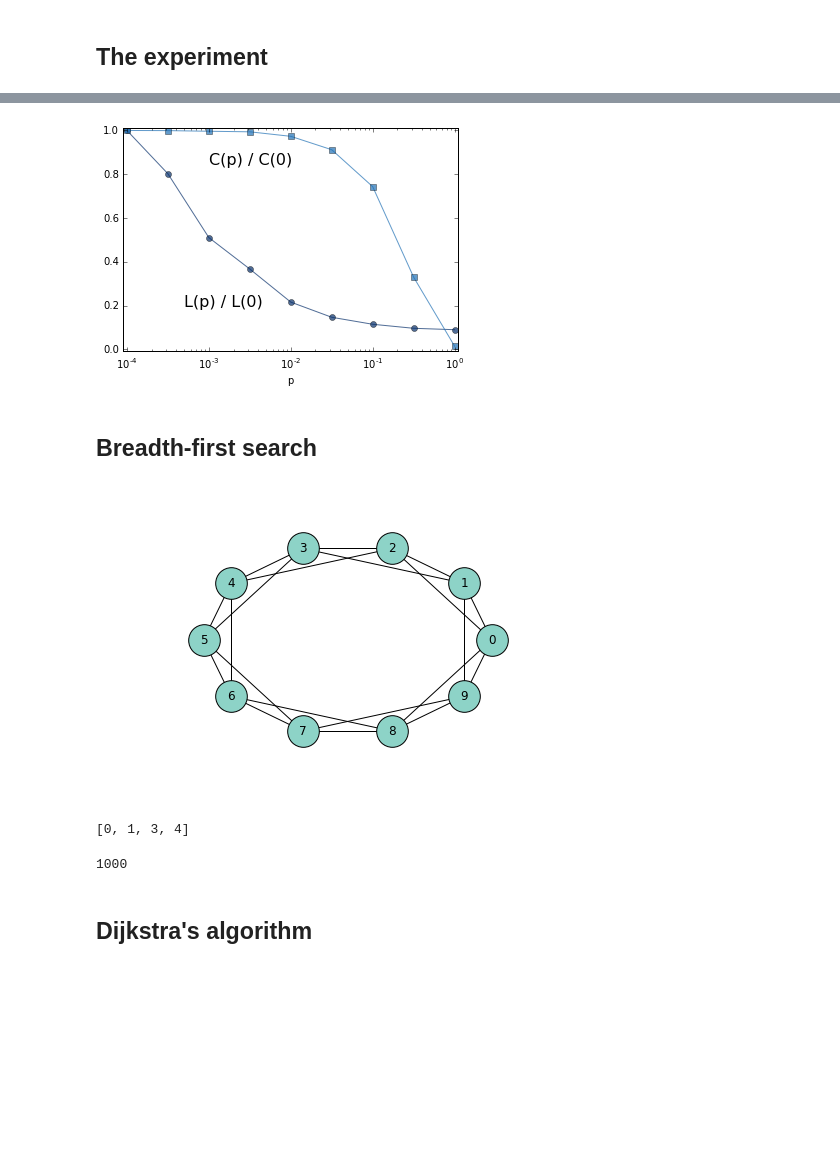
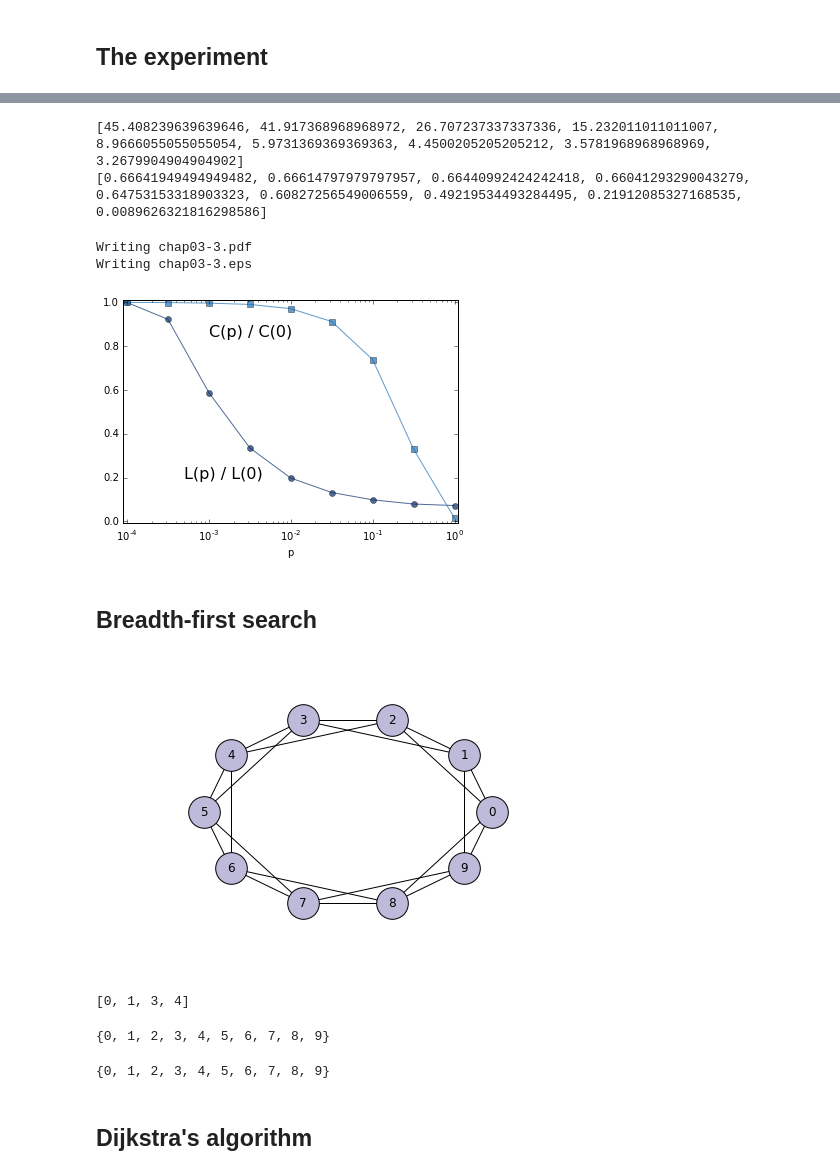
Before and after one commit to AllenDowney/ThinkComplexity2, a Jupyter notebook: code/chap03.ipynb, the cells around one changed output, grey strips where cells are left out. Drawn from its saved outputs; the diff is of its cells as text; code cells hidden in the pictures; blank space fills up the shorter version.

```diff
--- a/code/chap03.ipynb
+++ b/code/chap03.ipynb
@@ -30,6 +36,11 @@ RandomSeed(17)
 # %%
 def adjacent_edges(nodes, halfk):
     n = len(nodes)
-    for i, node1 in enumerate(nodes):
+    for i, u in enumerate(nodes):
         for j in range(i+1, i+halfk+1):
-            yield node1, nodes[j % n]
+            v = nodes[j % n]
+            yield u, v
+# %%
+nodes = range(3)
+for edge in adjacent_edges(nodes, 1):
+    print(edge)
@@ -194,5 +270,8 @@ for p, t in sorted(res.items()):
     L.append(mpl)
     C.append(cc)
 
-L = np.array(L) / L[0]
-C = np.array(C) / C[0]
+print(L)
+print(C)
+# %% [output]
+[45.408239639639646, 41.917368968968972, 26.707237337337336, 15.232011011011007, 8.9666055055055054, 5.9731369369369363, 4.4500205205205212, 3.5781968968968969, 3.2679904904904902]
+[0.66641949494949482, 0.66614797979797957, 0.66440992424242418, 0.66041293290043279, 0.64753153318903323, 0.60827256549006559, 0.49219534493284495, 0.21912085327168535, 0.0089626321816298586]
@@ -203,19 +285,22 @@ thinkplot.text(0.001, 0.9, 'C(p) / C(0)')
 thinkplot.text(0.0005, 0.25, 'L(p) / L(0)')
 thinkplot.config(xlabel='p', xscale='log',
                  xlim=[0.00009, 1.1], ylim=[-0.01, 1.01])
+thinkplot.save('chap03-3', clf=False)
 # %% [output]
+Writing chap03-3.pdf
+Writing chap03-3.eps
-[figure, old version]
+[figure, new version]
 # %% [markdown]
 ## Breadth-first search
 # %%
 lattice = make_ring_lattice(10, 4)
 # %%
 nx.draw_circular(lattice,
-                 node_color=COLORS[0],
+                 node_color=COLORS[2],
                  node_size=1000,
                  with_labels=True)
 # %% [output]
-[figure, old version]
+[figure, new version]
 # %%
 lattice.neighbors(2)
 # %% [output]
@@ -237,4 +320,4 @@ def reachable_nodes_bfs(G, start):
 # %%
-len(reachable_nodes_bfs(lattice, 0))
+reachable_nodes_bfs(lattice, 0)
 # %% [output]
-1000
+{0, 1, 2, 3, 4, 5, 6, 7, 8, 9}
@@ -241,2 +336,6 @@ len(reachable_nodes_bfs(lattice, 0))
+# %%
+reachable_nodes_bfs(lattice, 0)
+# %% [output]
+{0, 1, 2, 3, 4, 5, 6, 7, 8, 9}
 # %% [markdown]
 ## Dijkstra's algorithm
```
Also changed, not shown: parts of 77 cells of this notebook, 1 other file.
